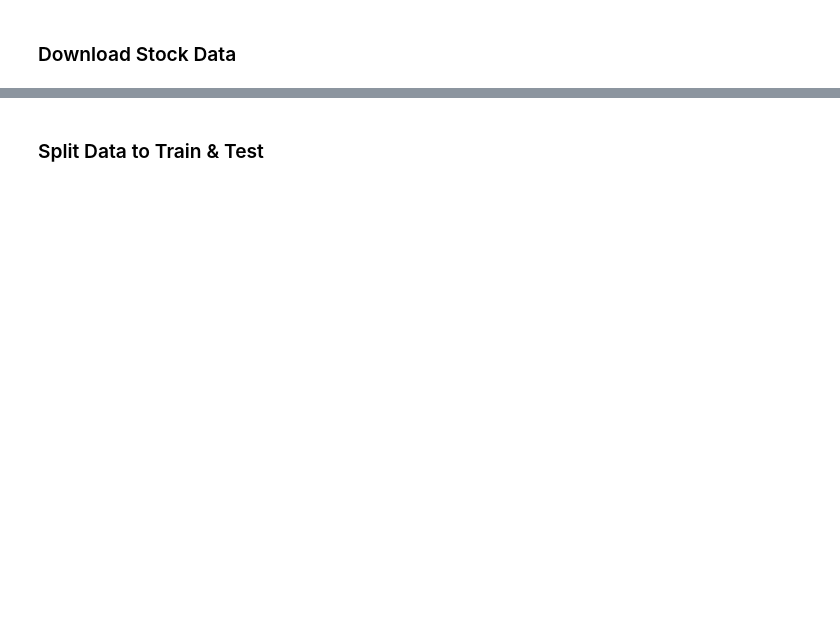
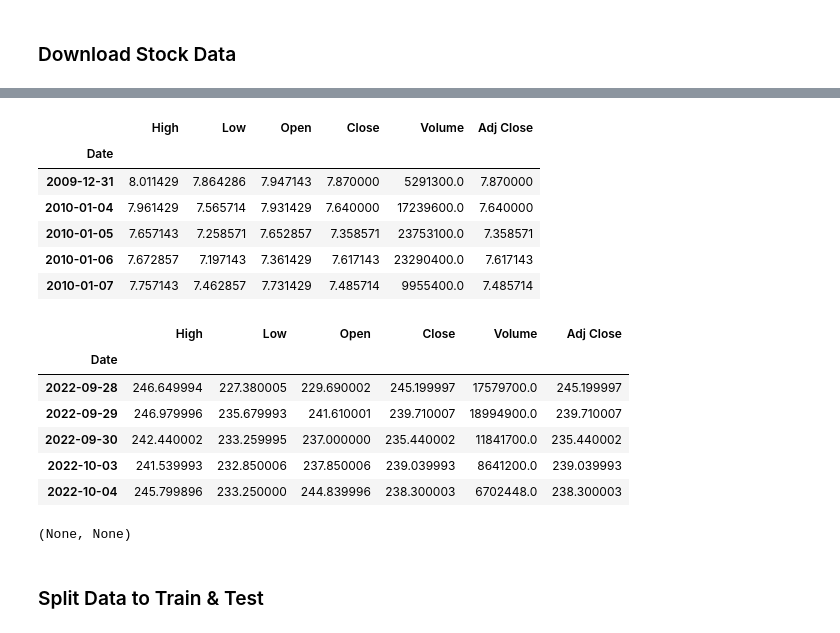
Before and after one commit to yayaya0411/StockPricePrediction, a Jupyter notebook: preprocess_data.ipynb, the cells around one changed output, grey strips where cells are left out. Saved outputs shown, nothing was run; the diff lists cells and outputs as text; code cells hidden in the pictures; blank space fills up the shorter version.

```diff
--- a/preprocess_data.ipynb
+++ b/preprocess_data.ipynb
@@ -48,3 +51,22 @@ save data to data\0050.csv
+# %%
+
+display(df.head()),display(df.tail())
+# %% [output]
+|  | High | Low | Open | Close | Volume | Adj Close |
+| Date |  |  |  |  |  |  |
+| 2009-12-31 | 8.011429 | 7.864286 | 7.947143 | 7.870000 | 5291300.0 | 7.870000 |
+| 2010-01-04 | 7.961429 | 7.565714 | 7.931429 | 7.640000 | 17239600.0 | 7.640000 |
+| 2010-01-05 | 7.657143 | 7.258571 | 7.652857 | 7.358571 | 23753100.0 | 7.358571 |
+| 2010-01-06 | 7.672857 | 7.197143 | 7.361429 | 7.617143 | 23290400.0 | 7.617143 |
+| 2010-01-07 | 7.757143 | 7.462857 | 7.731429 | 7.485714 | 9955400.0 | 7.485714 |
+|  | High | Low | Open | Close | Volume | Adj Close |
+| Date |  |  |  |  |  |  |
+| 2022-09-28 | 246.649994 | 227.380005 | 229.690002 | 245.199997 | 17579700.0 | 245.199997 |
+| 2022-09-29 | 246.979996 | 235.679993 | 241.610001 | 239.710007 | 18994900.0 | 239.710007 |
+| 2022-09-30 | 242.440002 | 233.259995 | 237.000000 | 235.440002 | 11841700.0 | 235.440002 |
+| 2022-10-03 | 241.539993 | 232.850006 | 237.850006 | 239.039993 | 8641200.0 | 239.039993 |
+| 2022-10-04 | 245.799896 | 233.250000 | 244.839996 | 238.300003 | 6702448.0 | 238.300003 |
+(None, None)
 # %% [markdown]
 ### Split Data to Train & Test
 # %%
```
Also changed, not shown: parts of 5 cells of this notebook, 14 other files.
